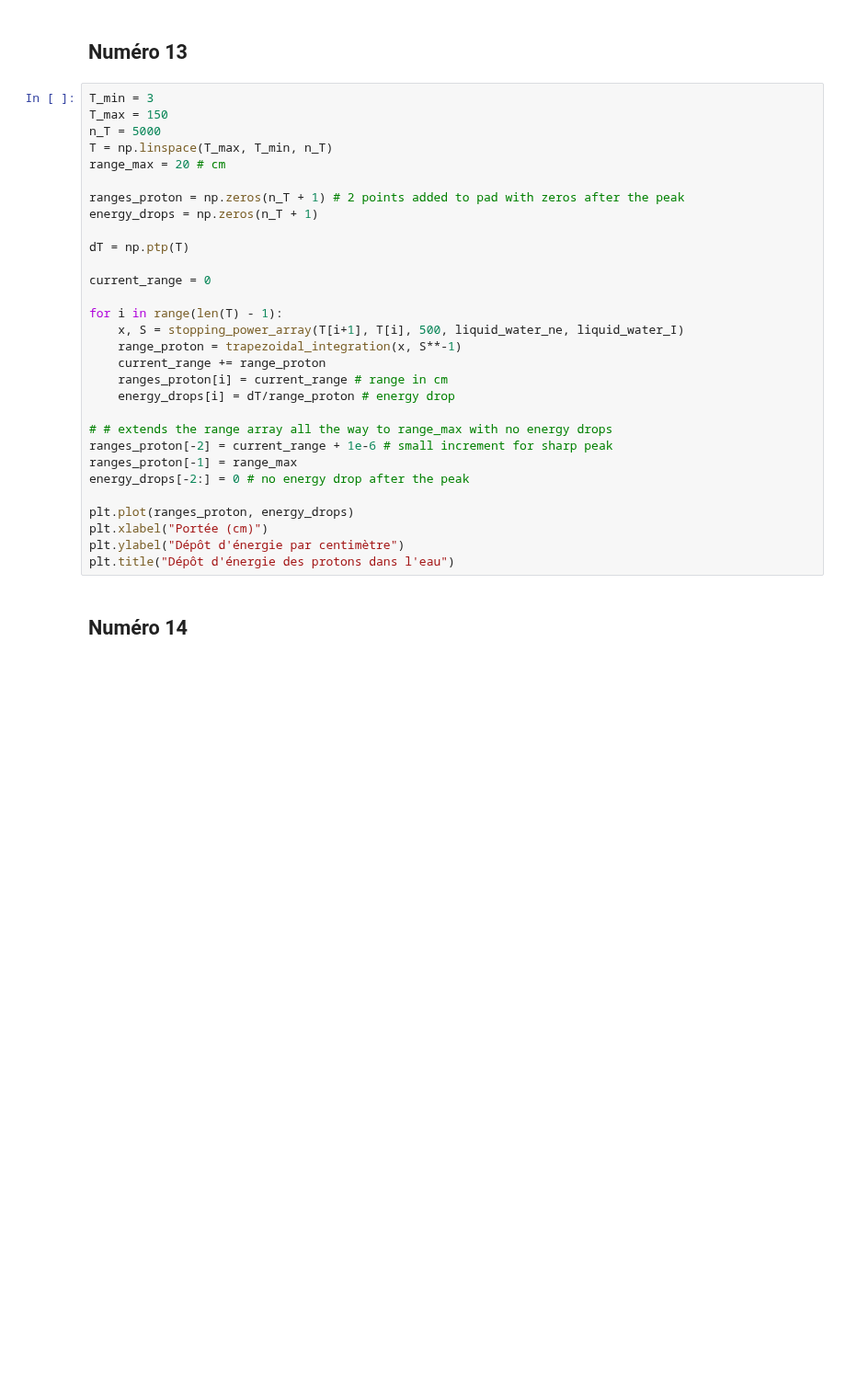
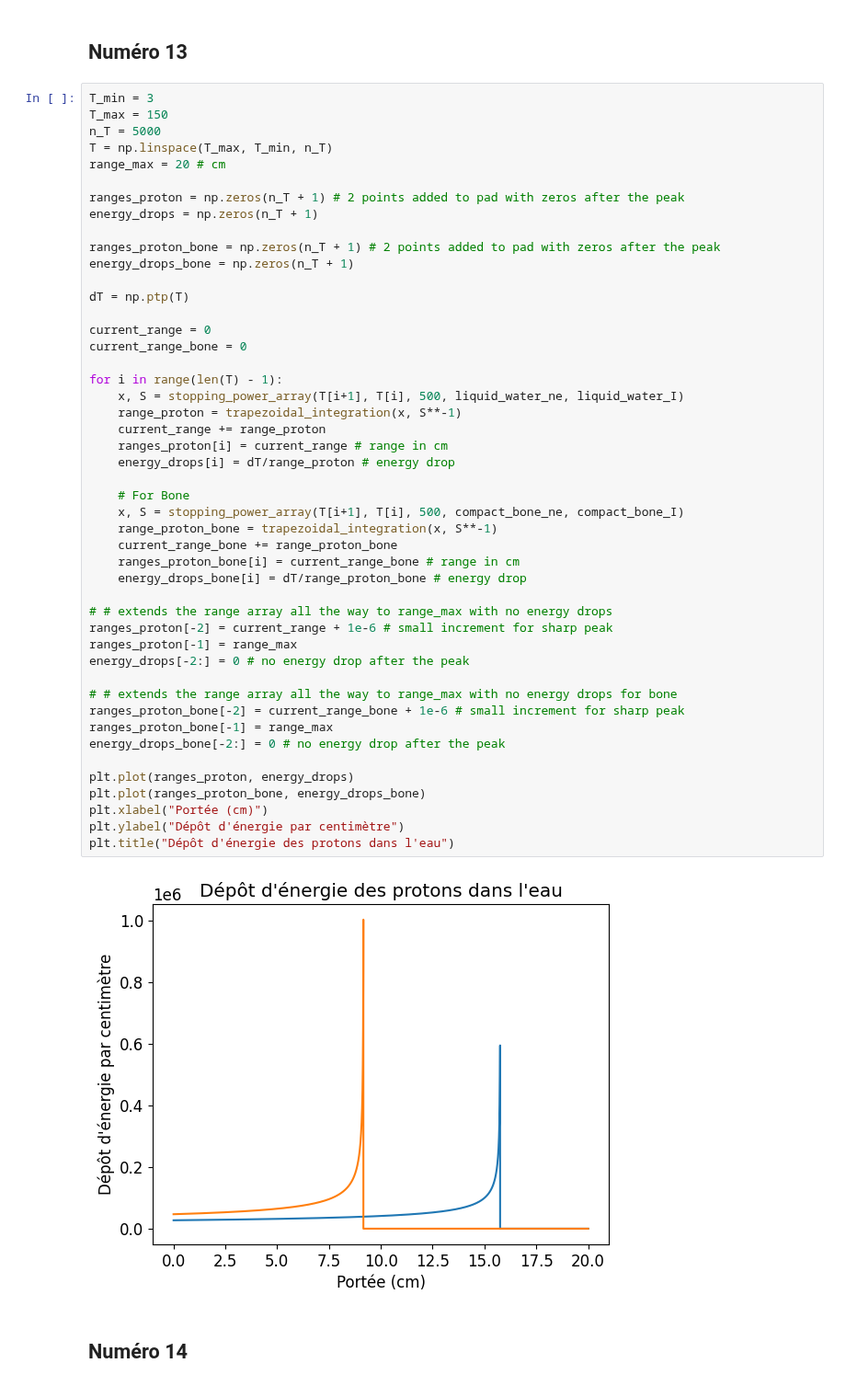
Before and after one commit to thcha67/tp_phys_num, a Jupyter notebook: tp1/tp1.ipynb, the cells around one changed output. Shown at 92% size. Cells and saved outputs as stored; diff of their text form; blank space fills up the shorter version.

Commit message:
ajout bone 13

```diff
--- a/tp1/tp1.ipynb
+++ b/tp1/tp1.ipynb
@@ -703,33 +703,52 @@ De manière générale, les distributions de moyal ne sont pas sujettes au théo
 # %%
 T_min = 3
 T_max = 150
 n_T = 5000
 T = np.linspace(T_max, T_min, n_T)
 range_max = 20 # cm
 
 ranges_proton = np.zeros(n_T + 1) # 2 points added to pad with zeros after the peak
 energy_drops = np.zeros(n_T + 1)
 
+ranges_proton_bone = np.zeros(n_T + 1) # 2 points added to pad with zeros after the peak
+energy_drops_bone = np.zeros(n_T + 1)
+
 dT = np.ptp(T)
 
 current_range = 0
+current_range_bone = 0
 
 for i in range(len(T) - 1):
     x, S = stopping_power_array(T[i+1], T[i], 500, liquid_water_ne, liquid_water_I)
     range_proton = trapezoidal_integration(x, S**-1)
     current_range += range_proton
     ranges_proton[i] = current_range # range in cm
     energy_drops[i] = dT/range_proton # energy drop
 
+    # For Bone
+    x, S = stopping_power_array(T[i+1], T[i], 500, compact_bone_ne, compact_bone_I)
+    range_proton_bone = trapezoidal_integration(x, S**-1)
+    current_range_bone += range_proton_bone
+    ranges_proton_bone[i] = current_range_bone # range in cm
+    energy_drops_bone[i] = dT/range_proton_bone # energy drop
+
 # # extends the range array all the way to range_max with no energy drops
 ranges_proton[-2] = current_range + 1e-6 # small increment for sharp peak
 ranges_proton[-1] = range_max
 energy_drops[-2:] = 0 # no energy drop after the peak
 
+# # extends the range array all the way to range_max with no energy drops for bone
+ranges_proton_bone[-2] = current_range_bone + 1e-6 # small increment for sharp peak
+ranges_proton_bone[-1] = range_max
+energy_drops_bone[-2:] = 0 # no energy drop after the peak
+
 plt.plot(ranges_proton, energy_drops)
+plt.plot(ranges_proton_bone, energy_drops_bone)
 plt.xlabel("Portée (cm)")
 plt.ylabel("Dépôt d'énergie par centimètre")
 plt.title("Dépôt d'énergie des protons dans l'eau")
+# %% [output]
+[figure, added]
 # %% [markdown]
 ## Numéro 14
 # %% [markdown]
```
